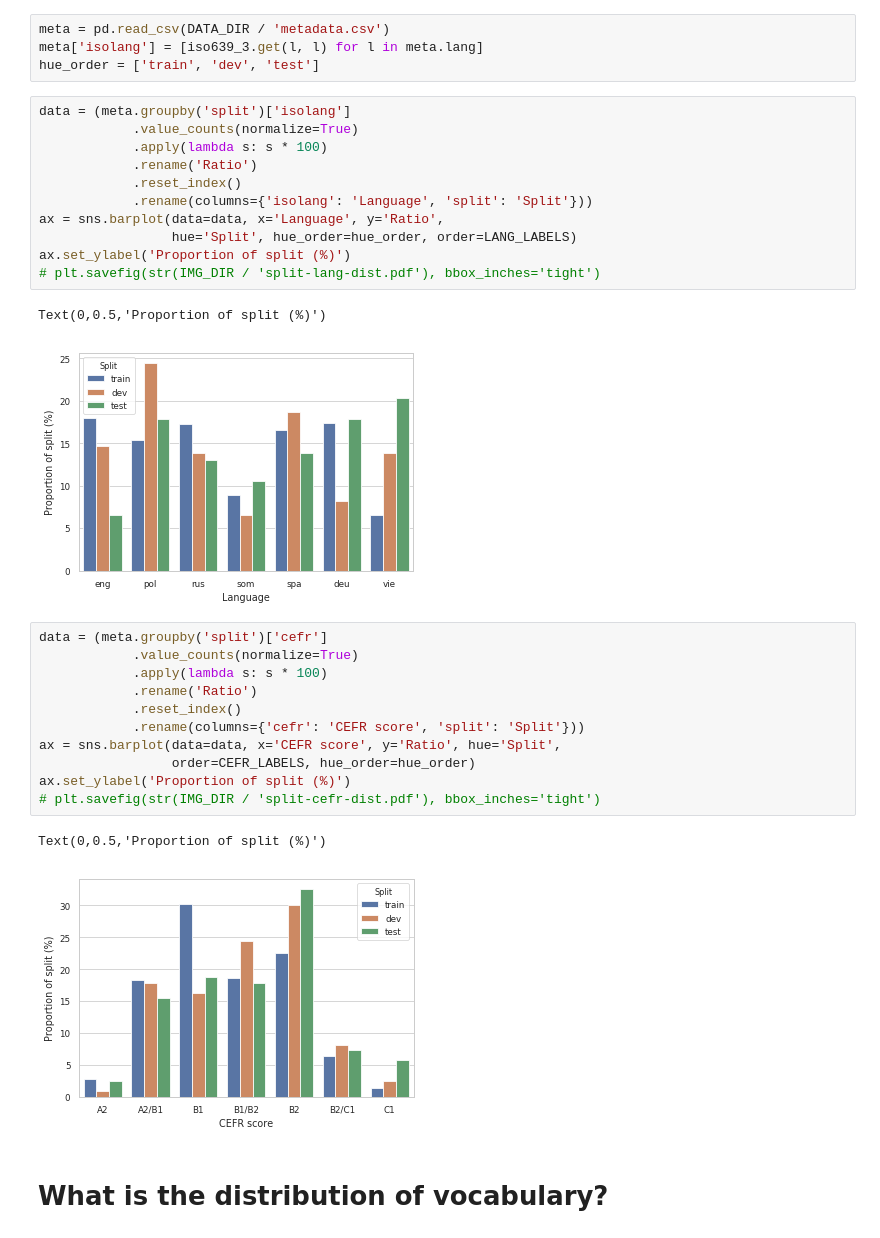
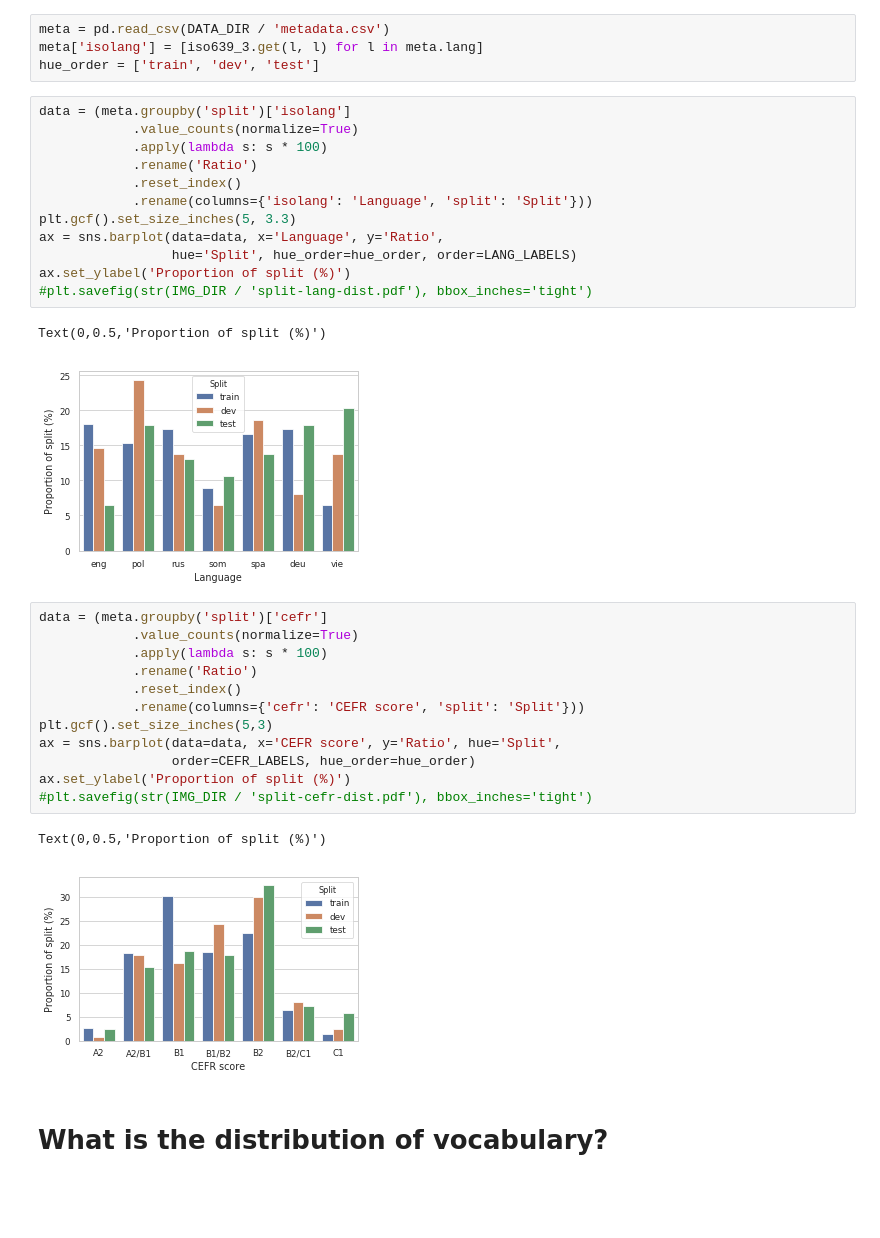
Before and after one commit to PhyloStar/NorskASK, a Jupyter notebook: notebooks/Post-split analysis.ipynb, the cells around one changed output. Drawn from its saved outputs; the diff is of its cells as text; blank space fills up the shorter version.

```diff
--- a/notebooks/Post-split analysis.ipynb
+++ b/notebooks/Post-split analysis.ipynb
@@ -197,27 +197,29 @@ data = (meta.groupby('split')['isolang']
             .rename('Ratio')
             .reset_index()
             .rename(columns={'isolang': 'Language', 'split': 'Split'}))
+plt.gcf().set_size_inches(5, 3.3)
 ax = sns.barplot(data=data, x='Language', y='Ratio',
                  hue='Split', hue_order=hue_order, order=LANG_LABELS)
 ax.set_ylabel('Proportion of split (%)')
-# plt.savefig(str(IMG_DIR / 'split-lang-dist.pdf'), bbox_inches='tight')
+#plt.savefig(str(IMG_DIR / 'split-lang-dist.pdf'), bbox_inches='tight')
 # %% [output]
 Text(0,0.5,'Proportion of split (%)')
-[figure, old version]
+[figure, new version]
 # %%
 data = (meta.groupby('split')['cefr']
             .value_counts(normalize=True)
             .apply(lambda s: s * 100)
             .rename('Ratio')
             .reset_index()
             .rename(columns={'cefr': 'CEFR score', 'split': 'Split'}))
+plt.gcf().set_size_inches(5,3)
 ax = sns.barplot(data=data, x='CEFR score', y='Ratio', hue='Split',
                  order=CEFR_LABELS, hue_order=hue_order)
 ax.set_ylabel('Proportion of split (%)')
-# plt.savefig(str(IMG_DIR / 'split-cefr-dist.pdf'), bbox_inches='tight')
+#plt.savefig(str(IMG_DIR / 'split-cefr-dist.pdf'), bbox_inches='tight')
 # %% [output]
 Text(0,0.5,'Proportion of split (%)')
-[figure, old version]
+[figure, new version]
 # %% [markdown]
 # What is the distribution of vocabulary?
 # %%
```
Also changed, not shown: parts of 2 cells of this notebook, 9 other files.
